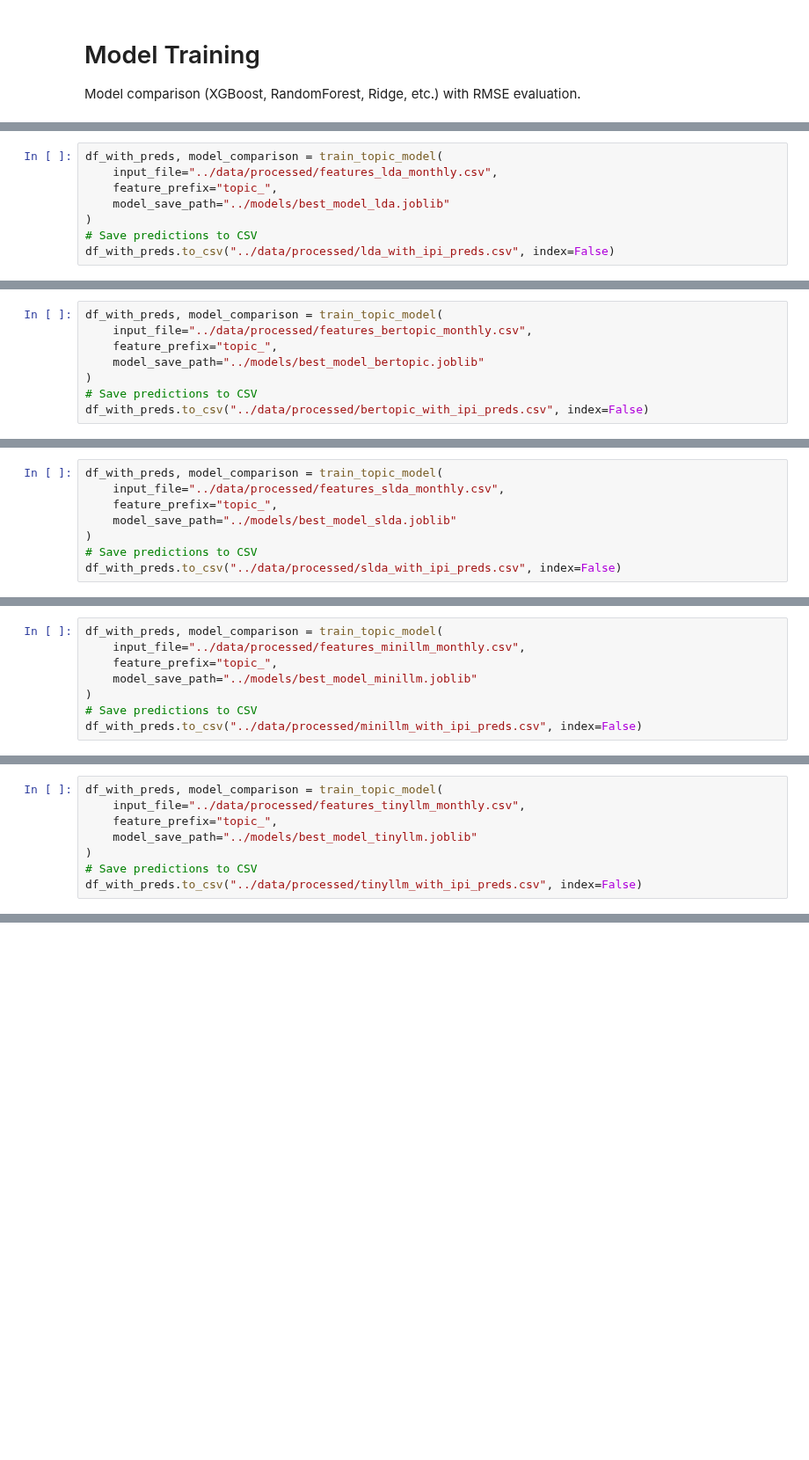
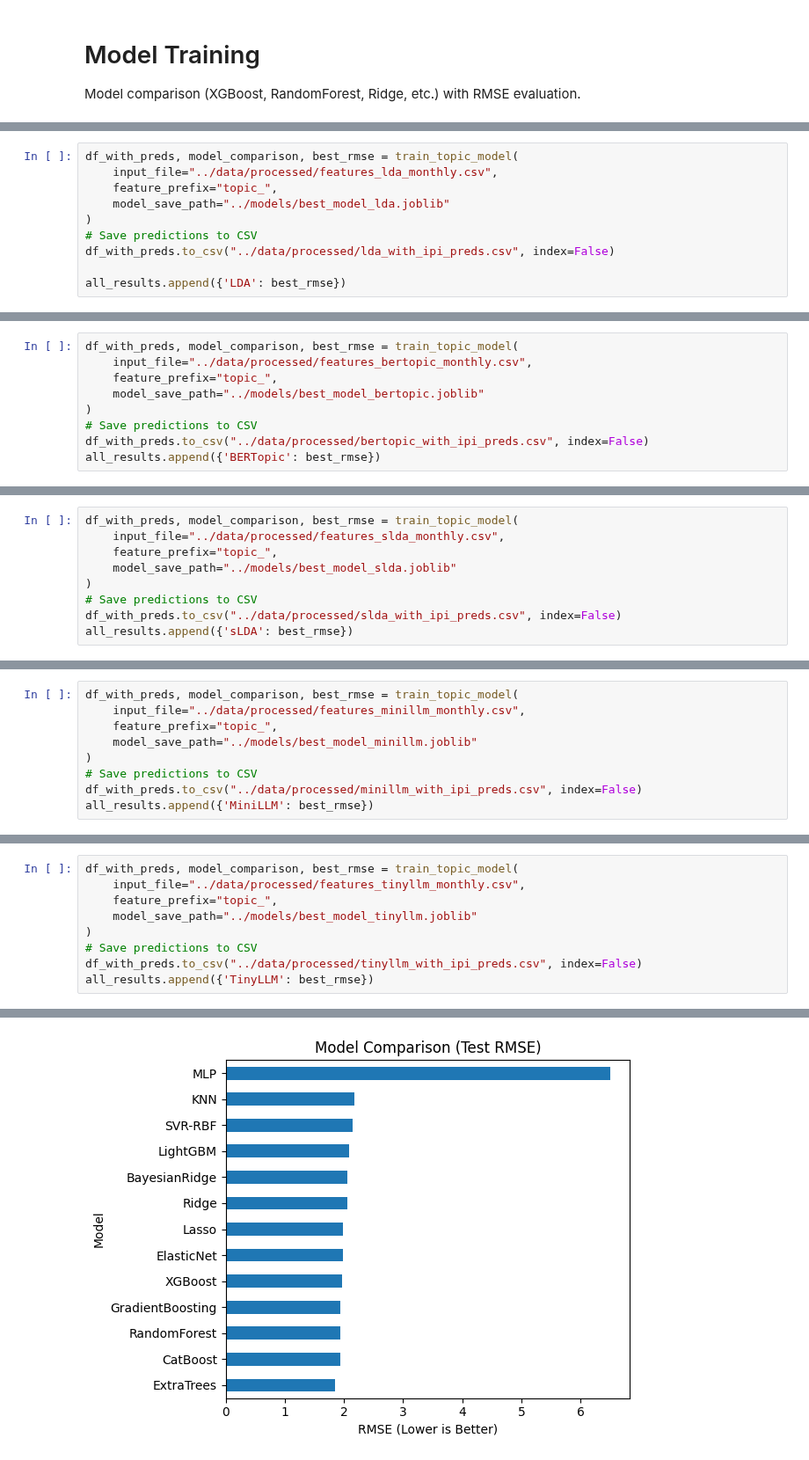
Before and after one commit to Benemrxr/project-ds4pp-eth2025, a Jupyter notebook: notebooks/05-model-training.ipynb, the cells around one changed output, grey strips where cells are left out. Shown at 88% size. Saved outputs shown, nothing was run; the diff lists cells and outputs as text; blank space fills up the shorter version.

Commit message:
sorted models rerun

```diff
--- a/notebooks/05-model-training.ipynb
+++ b/notebooks/05-model-training.ipynb
@@ -218,11 +219,13 @@ def train_topic_model(input_file: str, feature_prefix: str, model_save_path: str
 # %%
-df_with_preds, model_comparison = train_topic_model(
+df_with_preds, model_comparison, best_rmse = train_topic_model(
     input_file="../data/processed/features_lda_monthly.csv",
     feature_prefix="topic_",
     model_save_path="../models/best_model_lda.joblib"
 )
 # Save predictions to CSV
 df_with_preds.to_csv("../data/processed/lda_with_ipi_preds.csv", index=False)
+
+all_results.append({'LDA': best_rmse})
 # %% [output]
 |  | month | INDPRO | sentiment | topic_0 | topic_1 | topic_2 | topic_3 | topic_4 | topic_5 | topic_6 | ... | ... |
 | 0 | 2016-01-01 | 99.4391 | -0.332366 | 0.047303 | 0.108757 | 0.065400 | 0.177487 | 0.078956 | 0.089427 | 0.147791 | ... | ... |
@@ -268,12 +271,13 @@ df_with_preds.to_csv("../data/processed/lda_with_ipi_preds.csv", index=False)
 [figure]
 # %%
-df_with_preds, model_comparison = train_topic_model(
+df_with_preds, model_comparison, best_rmse = train_topic_model(
     input_file="../data/processed/features_bertopic_monthly.csv",
     feature_prefix="topic_",
     model_save_path="../models/best_model_bertopic.joblib"
 )
 # Save predictions to CSV
 df_with_preds.to_csv("../data/processed/bertopic_with_ipi_preds.csv", index=False)
+all_results.append({'BERTopic': best_rmse})
 # %% [output]
 |  | month | INDPRO | sentiment | topic_0 | topic_1 | topic_2 | topic_3 | topic_4 | topic_5 | topic_6 | ... | ... |
 | 0 | 2016-01-01 | 99.4391 | -0.332366 | 0.096154 | 0.192308 | 0.153846 | 0.019231 | 0.134615 | 0.250000 | 0.000000 | ... | ... |
@@ -319,12 +323,13 @@ df_with_preds.to_csv("../data/processed/bertopic_with_ipi_preds.csv", index=Fals
 [figure]
 # %%
-df_with_preds, model_comparison = train_topic_model(
+df_with_preds, model_comparison, best_rmse = train_topic_model(
     input_file="../data/processed/features_slda_monthly.csv",
     feature_prefix="topic_",
     model_save_path="../models/best_model_slda.joblib"
 )
 # Save predictions to CSV
 df_with_preds.to_csv("../data/processed/slda_with_ipi_preds.csv", index=False)
+all_results.append({'sLDA': best_rmse})
 # %% [output]
 |  | month | INDPRO | sentiment | topic_0 | topic_1 | topic_2 | topic_3 | topic_4 | topic_5 | topic_6 | ... | ... |
 | 0 | 2016-01-01 | 99.4391 | -0.332366 | 0.113924 | 0.096957 | 0.073923 | 0.136457 | 0.097931 | 0.152317 | 0.141147 | ... | ... |
@@ -385,11 +376,12 @@ df_with_preds.to_csv("../data/processed/slda_with_ipi_preds.csv", index=False)
 # %%
-df_with_preds, model_comparison = train_topic_model(
+df_with_preds, model_comparison, best_rmse = train_topic_model(
     input_file="../data/processed/features_minillm_monthly.csv",
     feature_prefix="topic_",
     model_save_path="../models/best_model_minillm.joblib"
 )
 # Save predictions to CSV
 df_with_preds.to_csv("../data/processed/minillm_with_ipi_preds.csv", index=False)
+all_results.append({'MiniLLM': best_rmse})
 # %% [output]
 |  | month | INDPRO | sentiment | topic_0 | topic_1 | topic_2 | topic_3 | topic_4 | topic_5 | topic_6 | ... | ... |
 | 0 | 2016-01-01 | 99.4391 | -0.359760 | 0.282868 | 0.303174 | 0.055365 | 0.184831 | 0.314040 | 0.278684 | 0.204099 | ... | ... |
@@ -450,8 +428,10 @@ df_with_preds.to_csv("../data/processed/minillm_with_ipi_preds.csv", index=False
 # %%
-df_with_preds, model_comparison = train_topic_model(
+df_with_preds, model_comparison, best_rmse = train_topic_model(
     input_file="../data/processed/features_tinyllm_monthly.csv",
     feature_prefix="topic_",
     model_save_path="../models/best_model_tinyllm.joblib"
 )
 # Save predictions to CSV
 df_with_preds.to_csv("../data/processed/tinyllm_with_ipi_preds.csv", index=False)
+all_results.append({'TinyLLM': best_rmse})
+# %% [output]
@@ -457,0 +479 @@ df_with_preds.to_csv("../data/processed/tinyllm_with_ipi_preds.csv", index=False
+[figure, added]
```
Also changed, not shown: parts of 9 cells of this notebook, 7 other files.
